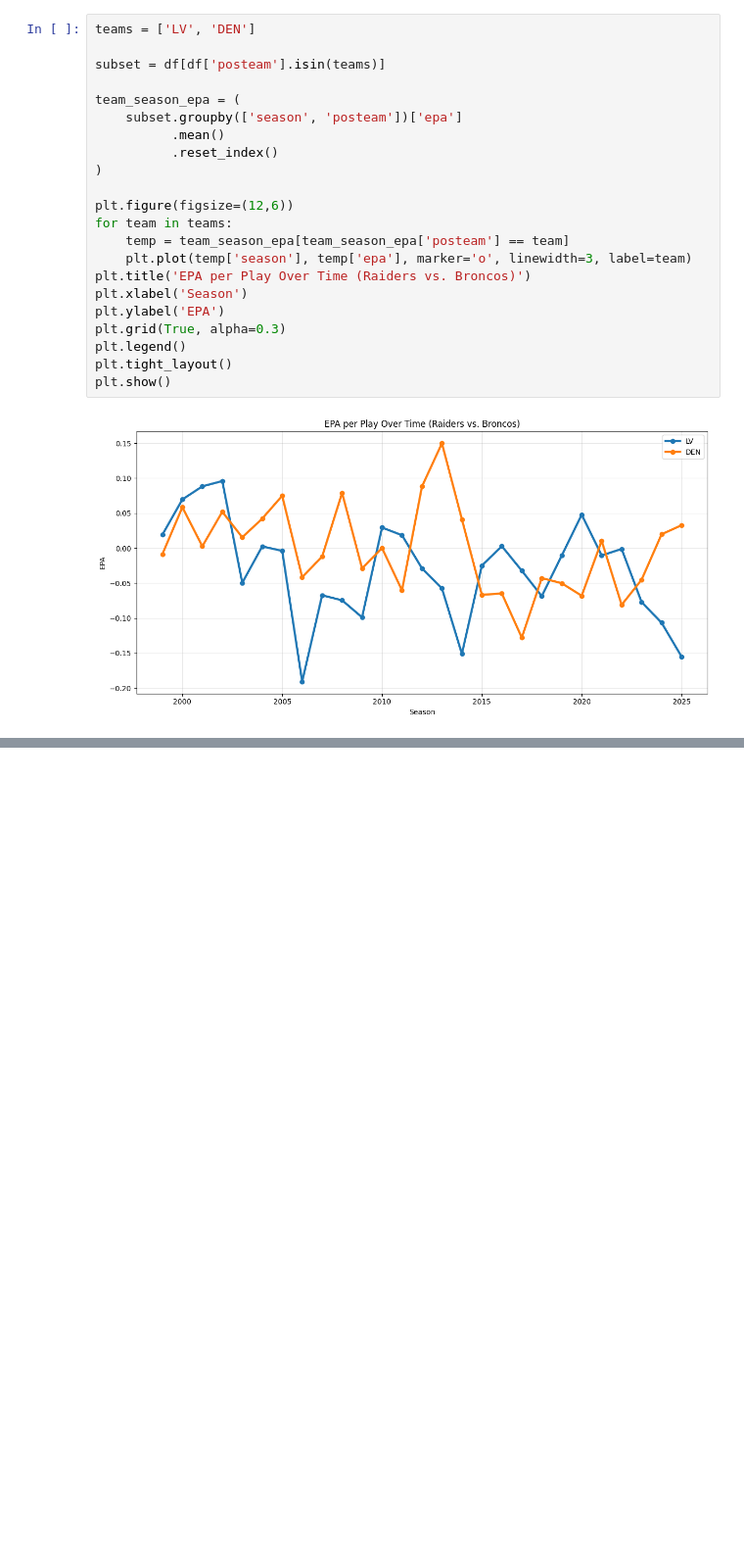
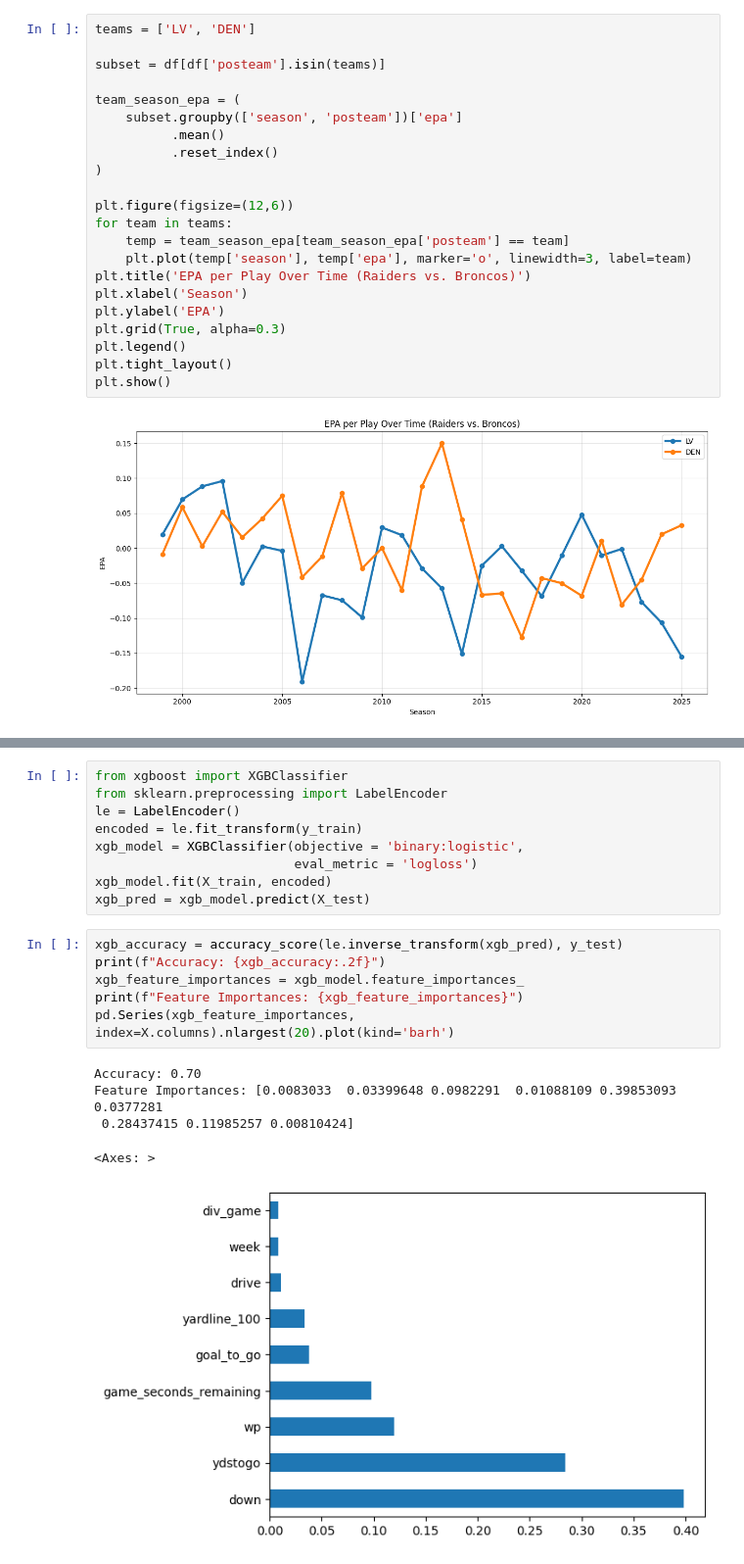
Before and after one commit to cwedell/bus673, a Jupyter notebook: NFLverse_EDA.ipynb, the cells around one changed output, grey strips where cells are left out. Shown at 98% size. Saved outputs shown, nothing was run; the diff lists cells and outputs as text; blank space fills up the shorter version.

Commit message:
Updated NFL data analysis with tuned XGBoost

```diff
--- a/NFLverse_EDA.ipynb
+++ b/NFLverse_EDA.ipynb
@@ -151,0 +216,21 @@ plt.show()
+# %%
+from xgboost import XGBClassifier
+from sklearn.preprocessing import LabelEncoder
+le = LabelEncoder()
+encoded = le.fit_transform(y_train)
+xgb_model = XGBClassifier(objective = 'binary:logistic',
+                          eval_metric = 'logloss')
+xgb_model.fit(X_train, encoded)
+xgb_pred = xgb_model.predict(X_test)
+# %%
+xgb_accuracy = accuracy_score(le.inverse_transform(xgb_pred), y_test)
+print(f"Accuracy: {xgb_accuracy:.2f}")
+xgb_feature_importances = xgb_model.feature_importances_
+print(f"Feature Importances: {xgb_feature_importances}")
+pd.Series(xgb_feature_importances, index=X.columns).nlargest(20).plot(kind='barh')
+# %% [output]
+Accuracy: 0.70
+Feature Importances: [0.0083033  0.03399648 0.0982291  0.01088109 0.39853093 0.0377281
+ 0.28437415 0.11985257 0.00810424]
+<Axes: >
+[figure, added]
```
Also changed, not shown: parts of 14 cells of this notebook.
